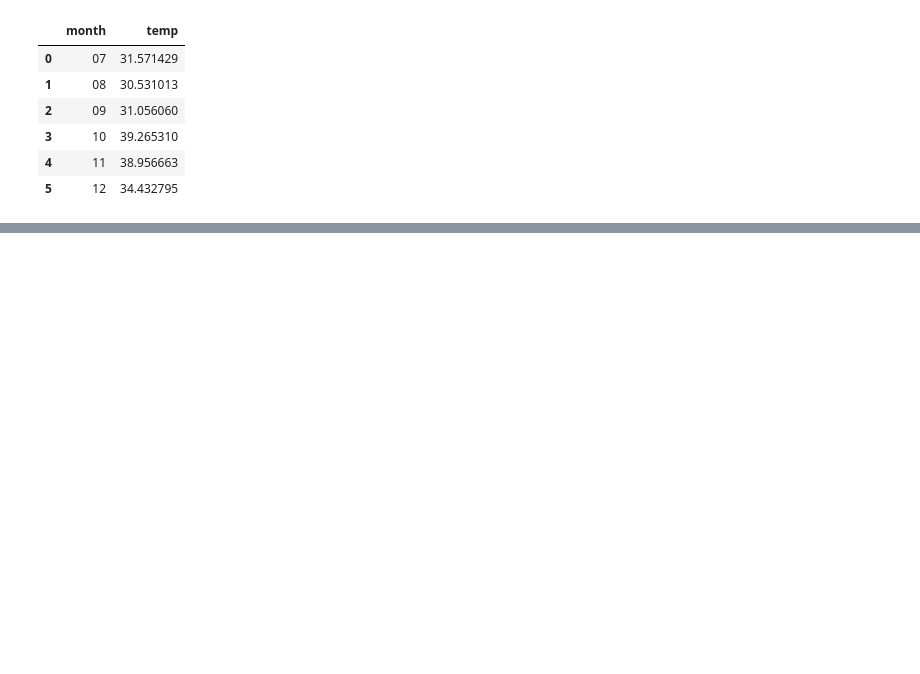
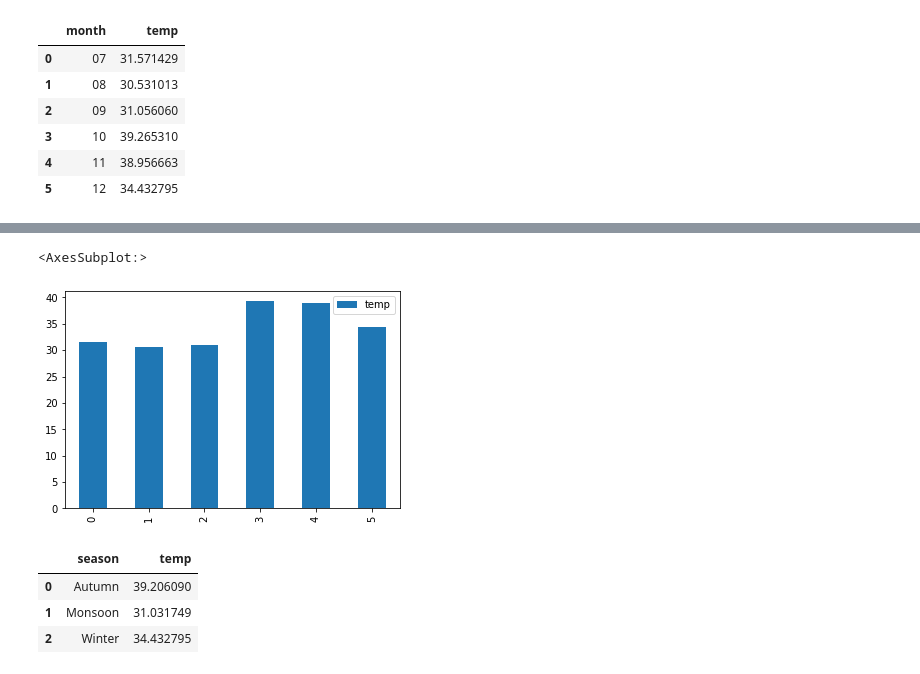
Before and after one commit to raveensingh13/Python-learning, a Jupyter notebook: iOT Data Analysis/iOT_data_analysis.ipynb, the cells around one changed output, grey strips where cells are left out. Cells and saved outputs as stored; diff of their text form; code cells hidden in the pictures; blank space fills up the shorter version.

```diff
--- a/iOT Data Analysis/iOT_data_analysis.ipynb
+++ b/iOT Data Analysis/iOT_data_analysis.ipynb
@@ -299 +302,13 @@ monthlyTemp.plot.scatter(x='month', y='temp')
 [figure]
+# %%
+#bar representation of month wise mean temprature analysis
+monthlyTemp.plot.bar()
+# here 0 denotes july month
+# here 1 denotes august month
+# here 2 denotes september month
+# here 3 denotes october month
+# here 4 denotes november month
+# here 5 denotes december month
+# %% [output]
+<AxesSubplot:>
+[figure, added]
@@ -299,0 +318,8 @@ monthlyTemp.plot.scatter(x='month', y='temp')
+# %%
+#seasonaly df
+seasonAnalysis
+# %% [output]
+|  | season | temp |
+| 0 | Autumn | 39.206090 |
+| 1 | Monsoon | 31.031749 |
+| 2 | Winter | 34.432795 |
```
Also changed, not shown: parts of 11 cells of this notebook, 2 other files.
